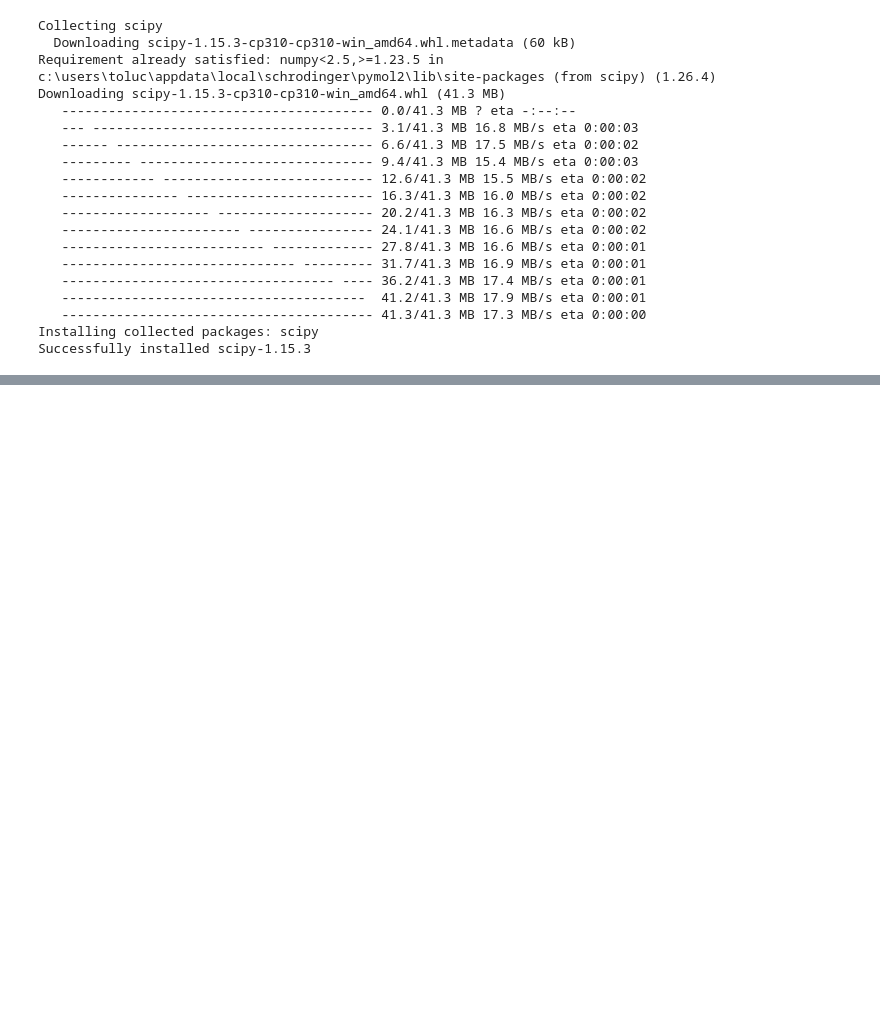
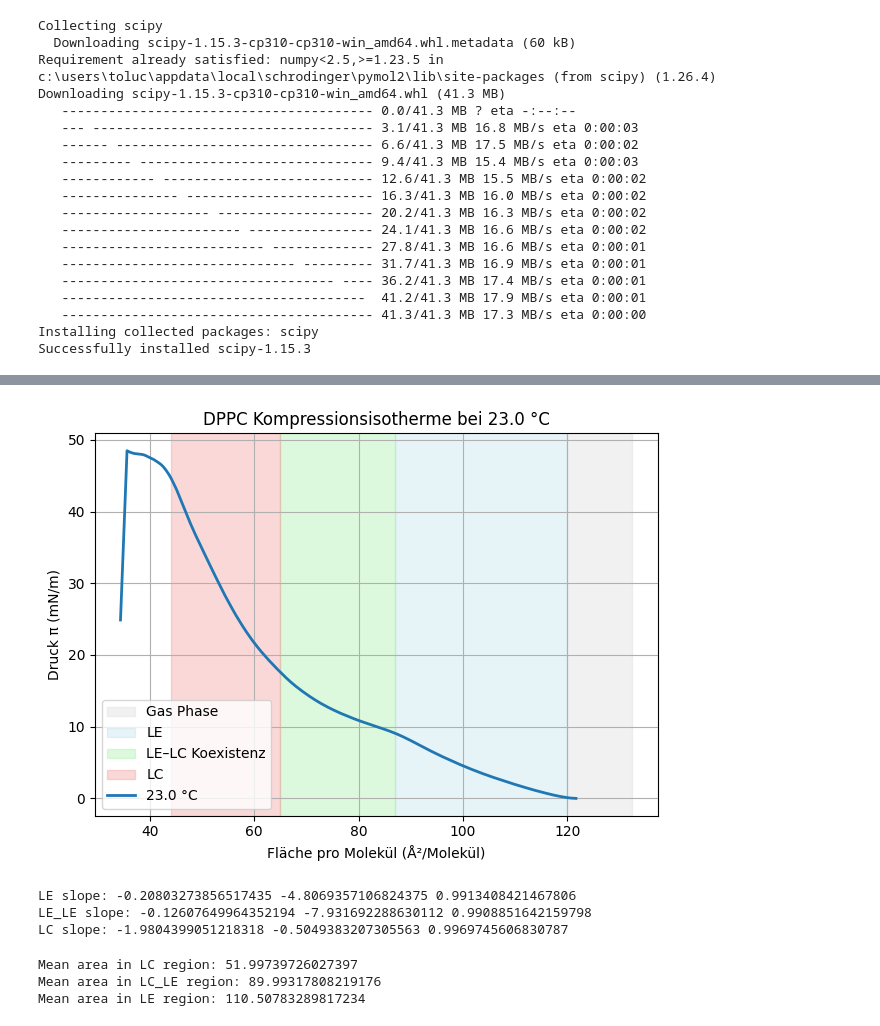
Before and after one commit to DaSch314/BPC-FILM, a Jupyter notebook: Messung3.ipynb, the cells around one changed output, grey strips where cells are left out. Cells and saved outputs as stored; diff of their text form; code cells hidden in the pictures; blank space fills up the shorter version.

```diff
--- a/Messung3.ipynb
+++ b/Messung3.ipynb
@@ -87,0 +510,19 @@ a
+# %%
+#Messung 3
+
+plt.axvspan(120, max(area1), color='lightgray', alpha=0.3, label="Gas Phase")
+plt.axvspan(87, 120, color='lightblue', alpha=0.3, label="LE")
+plt.axvspan(65, 87, color='lightgreen', alpha=0.3, label="LE–LC Koexistenz")
+plt.axvspan(44, 65, color='lightcoral', alpha=0.3, label="LC")
+
+plt.plot(area3, p3_s, label="23.0 °C", linewidth=2)
+
+plt.xlabel("Fläche pro Molekül (Å²/Molekül)")
+plt.ylabel("Druck π (mN/m)")
+plt.title("DPPC Kompressionsisotherme bei 23.0 °C")
+plt.grid(True)
+plt.legend()
+plt.tight_layout()
+plt.show()
+# %% [output]
+[figure, added]
@@ -87,0 +558,32 @@ a
+# %%
+# LE fit
+s_LE1, b_LE1, x_LE1, y_LE1, r2_LE1 = linear_fit(area1, pressure1, LE1_range[0], LE1_range[1])
+
+# LC_LE fit
+s_LC_LE1, b_LC_LE1, x_LC_LE1, y_LC_LE1, r2_LC_LE1 = linear_fit(area1, pressure1, LC_LE1_range[0], LC_LE1_range[1])
+
+# LC fit
+s_LC1, b_LC1, x_LC1, y_LC1, r2_LC1 = linear_fit(area1, pressure1, LC1_range[0], LC1_range[1])
+
+print("LE slope:", s_LE1, 1/s_LE1, r2_LE1)
+print("LE_LE slope:", s_LC_LE1, 1/s_LC_LE1, r2_LC_LE1)
+print("LC slope:", s_LC1, 1/s_LC1, r2_LC1)
+# %% [output]
+LE slope: -0.20803273856517435 -4.8069357106824375 0.9913408421467806
+LE_LE slope: -0.12607649964352194 -7.931692288630112 0.9908851642159798
+LC slope: -1.9804399051218318 -0.5049383207305563 0.9969745606830787
+# %%
+# Mittelwert berechnen
+mask = (area1 >= LC1_range[0]) & (area1 <= LC1_range[1])
+A_mean_LC1 = area1[mask].mean()
+print("Mean area in LC region:", A_mean_LC1)
+mask = (area1 >= LC_LE1_range[0]) & (area1 <= LC_LE1_range[1])
+A_mean_LC_LE1 = area1[mask].mean()
+print("Mean area in LC_LE region:", A_mean_LC_LE1)
+mask = (area1 >= LE1_range[0]) & (area1 <= LE1_range[1])
+A_mean_LE1 = area1[mask].mean()
+print("Mean area in LE region:", A_mean_LE1)
+# %% [output]
+Mean area in LC region: 51.99739726027397
+Mean area in LC_LE region: 89.99317808219176
+Mean area in LE region: 110.50783289817234
```
Also changed, not shown: parts of 19 cells of this notebook, 4 other files.
